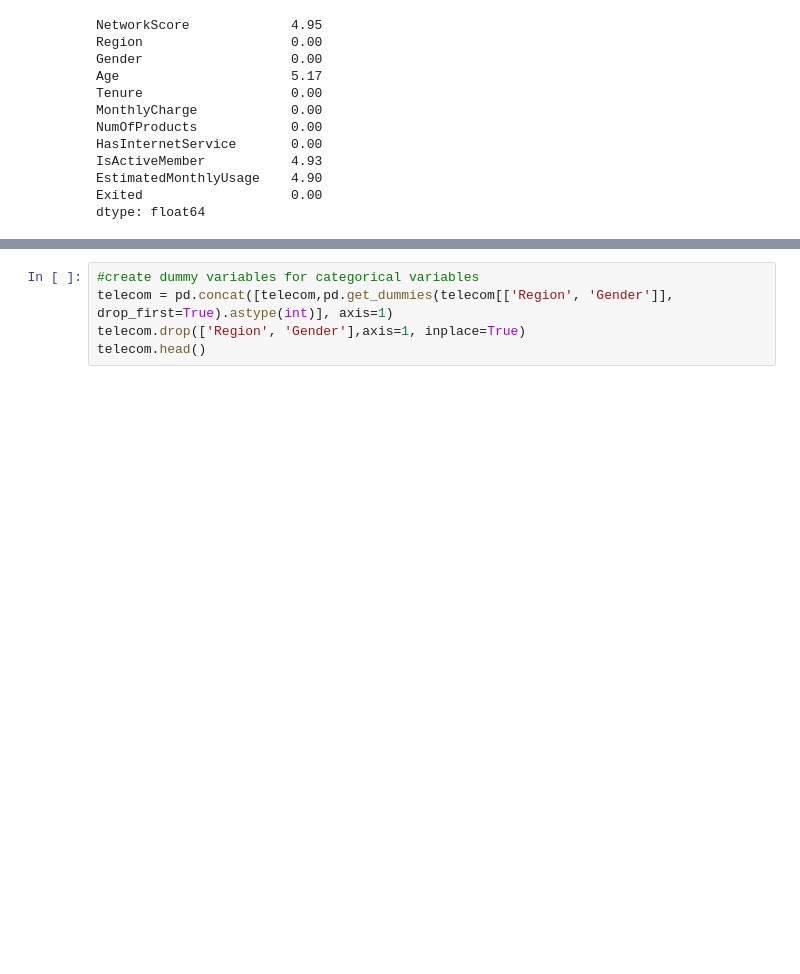
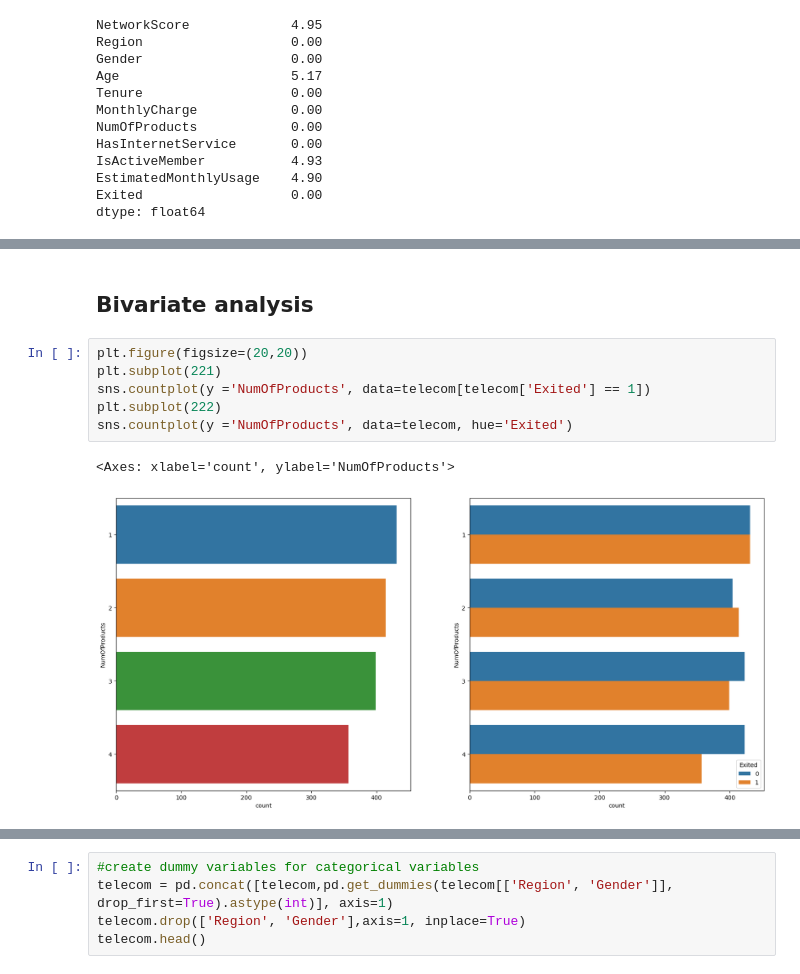
Before and after one commit to bitz-chauhan/telecom-churn-model-prediction, a Jupyter notebook: telecom-churn-case-study.ipynb, the cells around one changed output, grey strips where cells are left out. Cells and saved outputs as stored; diff of their text form; blank space fills up the shorter version.

```diff
--- a/telecom-churn-case-study.ipynb
+++ b/telecom-churn-case-study.ipynb
@@ -117,0 +155,11 @@ telecom.shape
+# %% [markdown]
+## Bivariate analysis
+# %%
+plt.figure(figsize=(20,20))
+plt.subplot(221)
+sns.countplot(y ='NumOfProducts', data=telecom[telecom['Exited'] == 1])
+plt.subplot(222)
+sns.countplot(y ='NumOfProducts', data=telecom, hue='Exited')
+# %% [output]
+<Axes: xlabel='count', ylabel='NumOfProducts'>
+[figure, added]
```
Also changed, not shown: parts of 32 cells of this notebook, 1 other file.
